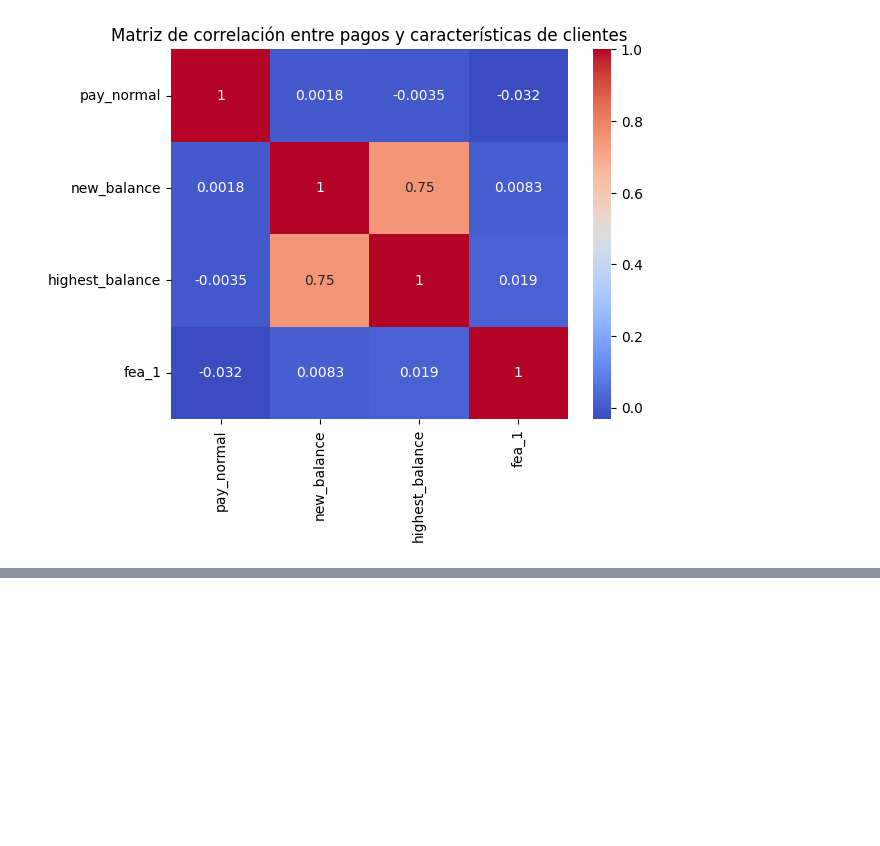
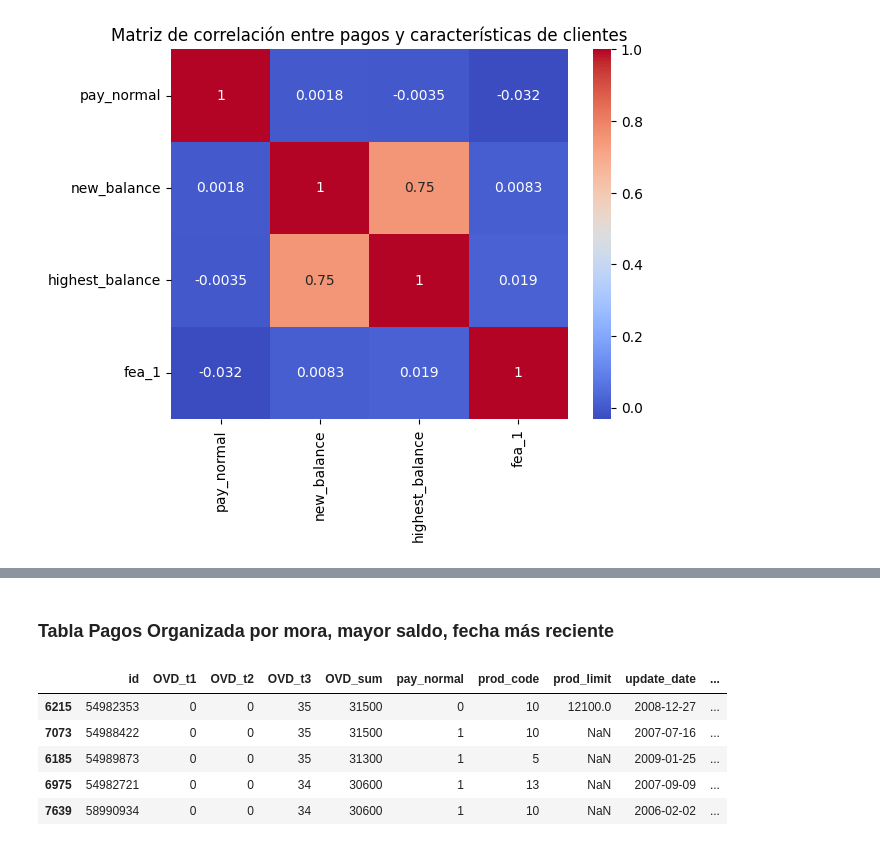
Before and after one commit to maurolanch/reto-git, a Jupyter notebook: reto_git.ipynb, the cells around one changed output, grey strips where cells are left out. Saved outputs shown, nothing was run; the diff lists cells and outputs as text; code cells hidden in the pictures; blank space fills up the shorter version.

```diff
--- a/reto_git.ipynb
+++ b/reto_git.ipynb
@@ -312,0 +373,12 @@ plt.show()
+# %% [markdown]
+### Tabla Pagos Organizada por mora, mayor saldo, fecha más reciente
+# %%
+sorted_payments_df = payments_df.sort_values(by=['OVD_sum', 'new_balance', 'update_date'], ascending=[False, False, False])
+sorted_payments_df.head()
+# %% [output]
+|  | id | OVD_t1 | OVD_t2 | OVD_t3 | OVD_sum | pay_normal | prod_code | prod_limit | update_date | ... |
+| 6215 | 54982353 | 0 | 0 | 35 | 31500 | 0 | 10 | 12100.0 | 2008-12-27 | ... |
+| 7073 | 54988422 | 0 | 0 | 35 | 31500 | 1 | 10 | NaN | 2007-07-16 | ... |
+| 6185 | 54989873 | 0 | 0 | 35 | 31300 | 1 | 5 | NaN | 2009-01-25 | ... |
+| 6975 | 54982721 | 0 | 0 | 34 | 30600 | 1 | 13 | NaN | 2007-09-09 | ... |
+| 7639 | 58990934 | 0 | 0 | 34 | 30600 | 1 | 10 | NaN | 2006-02-02 | ... |
```
Also changed, not shown: parts of 13 cells of this notebook.
